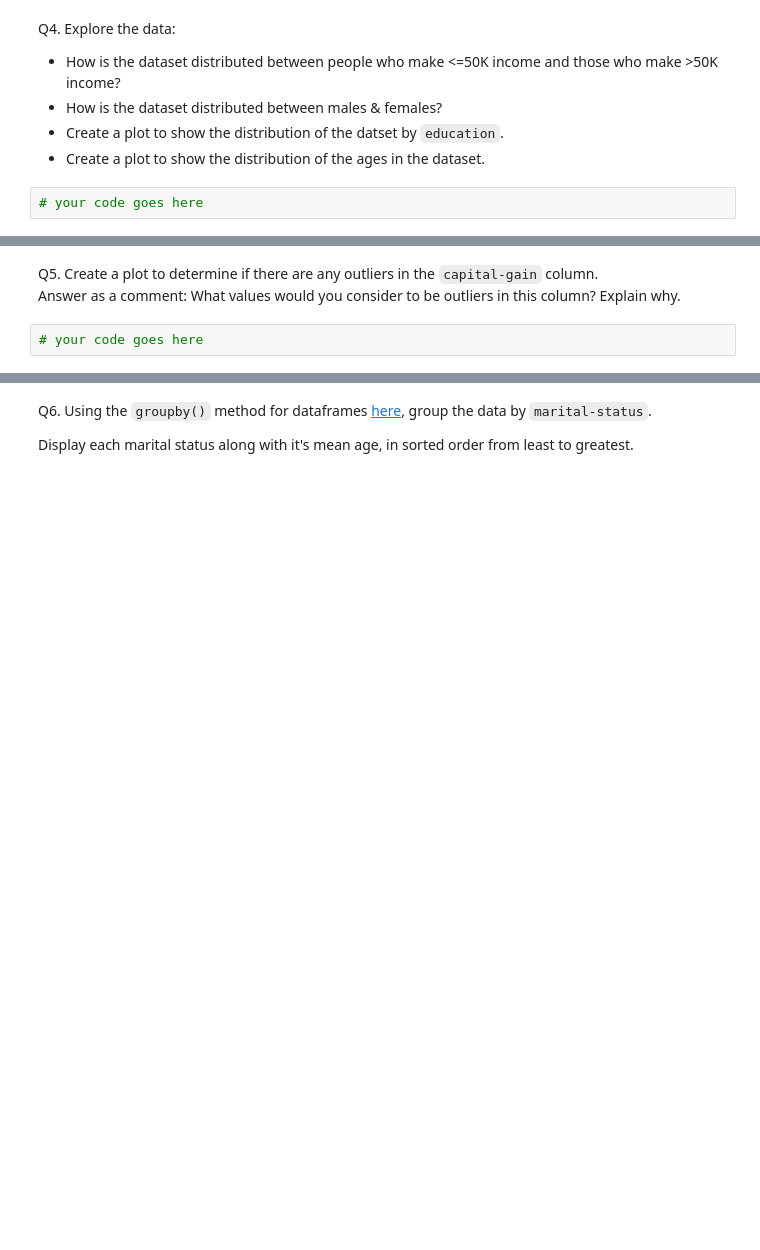
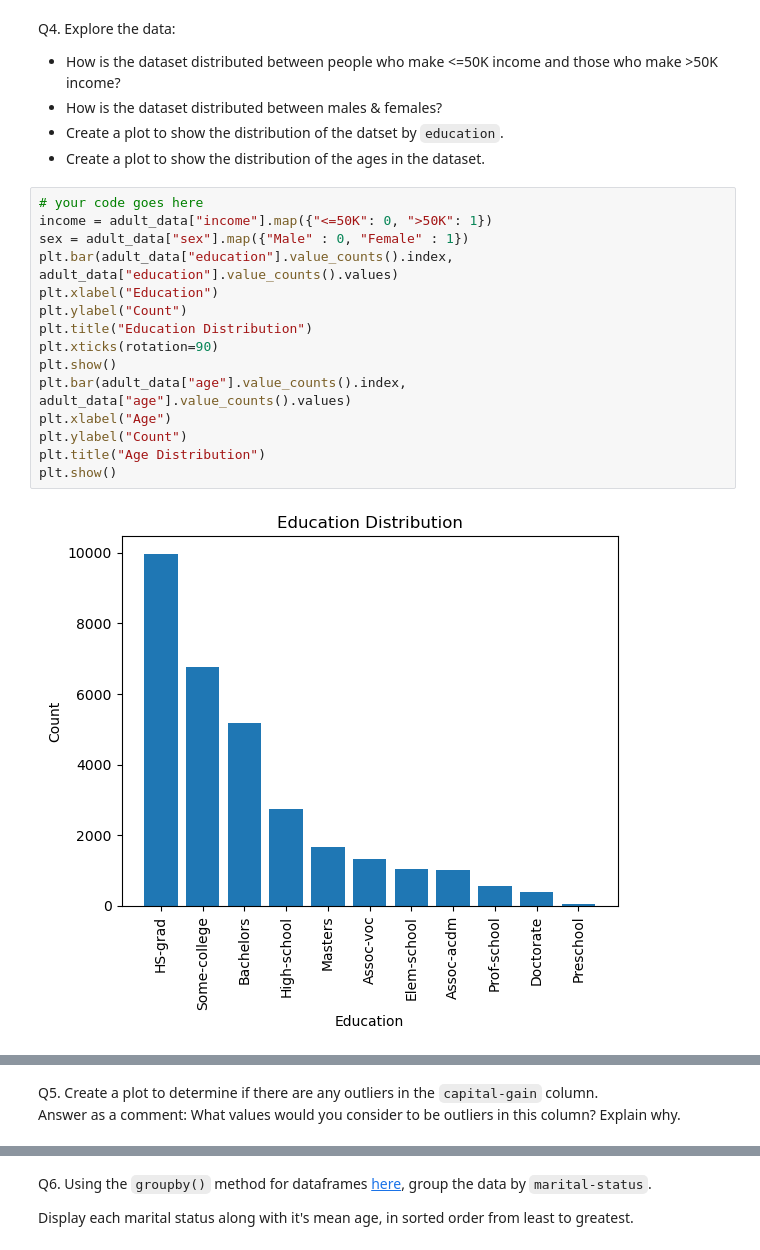
Before and after one commit to IanC04/CS363M, a Jupyter notebook: Assignments/Assignment 1/Assignment_1.ipynb, the cells around one changed output, grey strips where cells are left out. Cells and saved outputs as stored; diff of their text form; blank space fills up the shorter version.

```diff
--- a/Assignments/Assignment 1/Assignment_1.ipynb
+++ b/Assignments/Assignment 1/Assignment_1.ipynb
@@ -96,5 +99,20 @@ Q4. Explore the data:
 * How is the dataset distributed between males & females?
 * Create a plot to show the distribution of the datset by `education`.
 * Create a plot to show the distribution of the ages in the dataset.
-# %%
-# your code goes here
+# %%
+# your code goes here
+income = adult_data["income"].map({"<=50K": 0, ">50K": 1})
+sex = adult_data["sex"].map({"Male" : 0, "Female" : 1})
+plt.bar(adult_data["education"].value_counts().index, adult_data["education"].value_counts().values)
+plt.xlabel("Education")
+plt.ylabel("Count")
+plt.title("Education Distribution")
+plt.xticks(rotation=90)
+plt.show()
+plt.bar(adult_data["age"].value_counts().index, adult_data["age"].value_counts().values)
+plt.xlabel("Age")
+plt.ylabel("Count")
+plt.title("Age Distribution")
+plt.show()
+# %% [output]
+[figure, added]
@@ -101,5 +120,3 @@ Q4. Explore the data:
 # %% [markdown]
 Q5. Create a plot to determine if there are any outliers in the  `capital-gain` column.
 Answer as a comment: What values would you consider to be outliers in this column? Explain why.
-# %%
-# your code goes here
```
Also changed, not shown: parts of 15 cells of this notebook.
